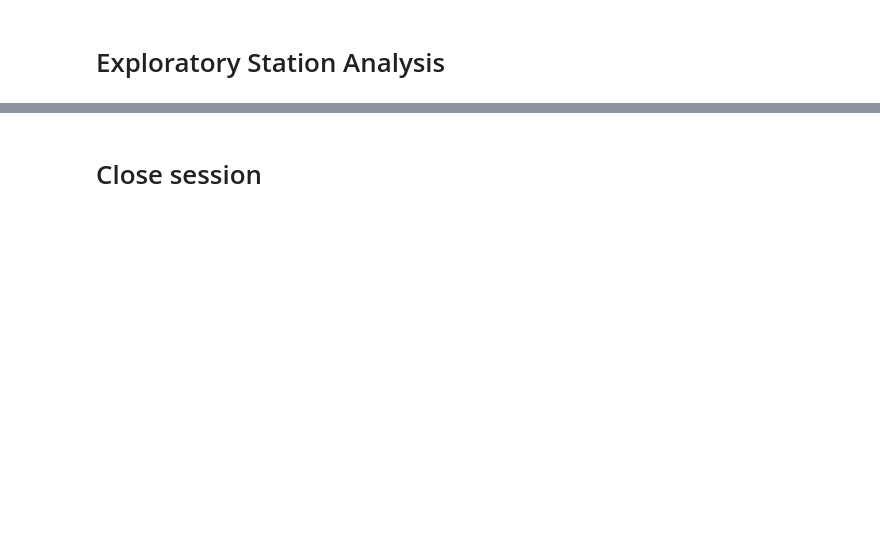
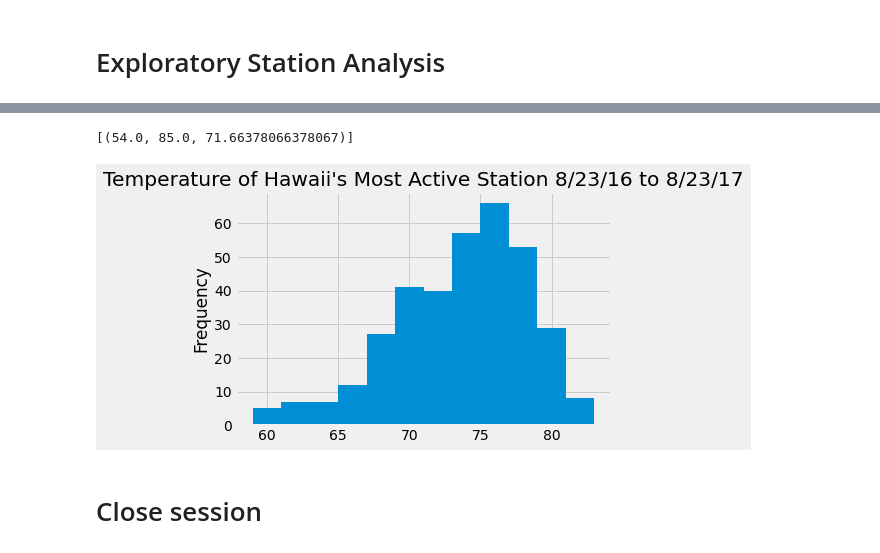
Before and after one commit to Epilena/SQLAlchemy-Challenge, a Jupyter notebook: climate.ipynb, the cells around one changed output, grey strips where cells are left out. Drawn from its saved outputs; the diff is of its cells as text; code cells hidden in the pictures; blank space fills up the shorter version.

```diff
--- a/climate.ipynb
+++ b/climate.ipynb
@@ -69,3 +131,7 @@ Base.classes.keys()
 # %%
 # Design a query to find the most active stations (i.e. what stations have the most rows?)
 # List the stations and the counts in descending order.
+act_st= session.query(Measurement.station, func.count(Measurement.id)).\
+    group_by(Measurement.station).\
+    order_by(func.count(Measurement.id).desc()).all()
+act_st
@@ -72,8 +148,27 @@ Base.classes.keys()
 # %%
 # Using the most active station id from the previous query, calculate the lowest, highest, and average temperature.
+most_act=act_st[0][0]
+#most_act
+session.query(func.min(Measurement.tobs), func.max(Measurement.tobs),
+              func.avg(Measurement.tobs)).filter(Measurement.station == most_act).all()
+# %% [output]
+[(54.0, 85.0, 71.66378066378067)]
 # %%
 # Using the most active station id
 # Query the last 12 months of temperature observation data for this station and plot the results as a histogram
+act_st_temp= session.query(Measurement.tobs).\
+    filter(Measurement.date >=first_query_dt).\
+    filter(Measurement.station == most_act).all()
+act_st_temp
+
+act_st_temp=pd.DataFrame(act_st_temp, columns = ['temperature'])
+# %%
+act_st_temp.hist(bins=12)
+plt.ylabel('Frequency')
+plt.title("Temperature of Hawaii's Most Active Station 8/23/16 to 8/23/17")
+plt.savefig("temp histo.png")
+# %% [output]
+[figure, added]
 # %% [markdown]
 # Close session
 # %%
```
Also changed, not shown: parts of 14 cells of this notebook, 2 other files.
